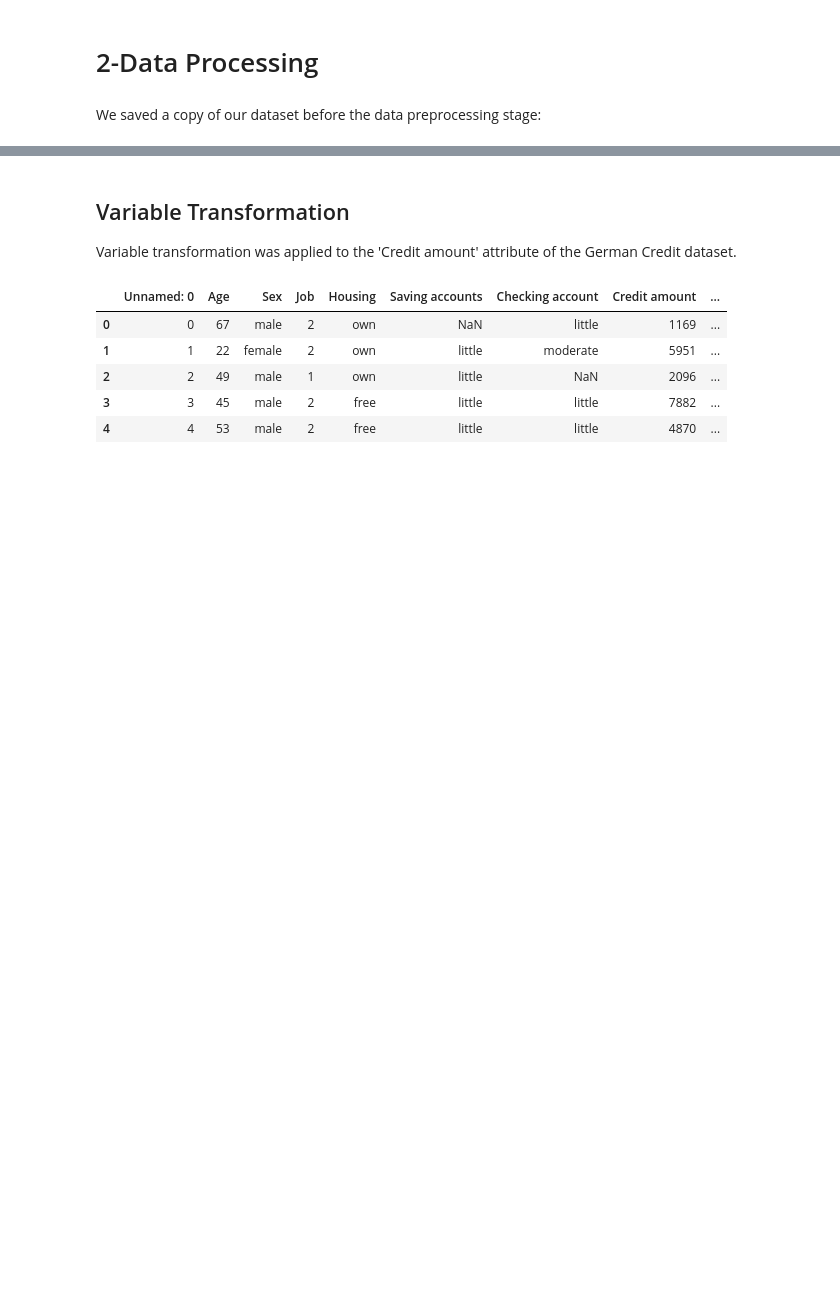
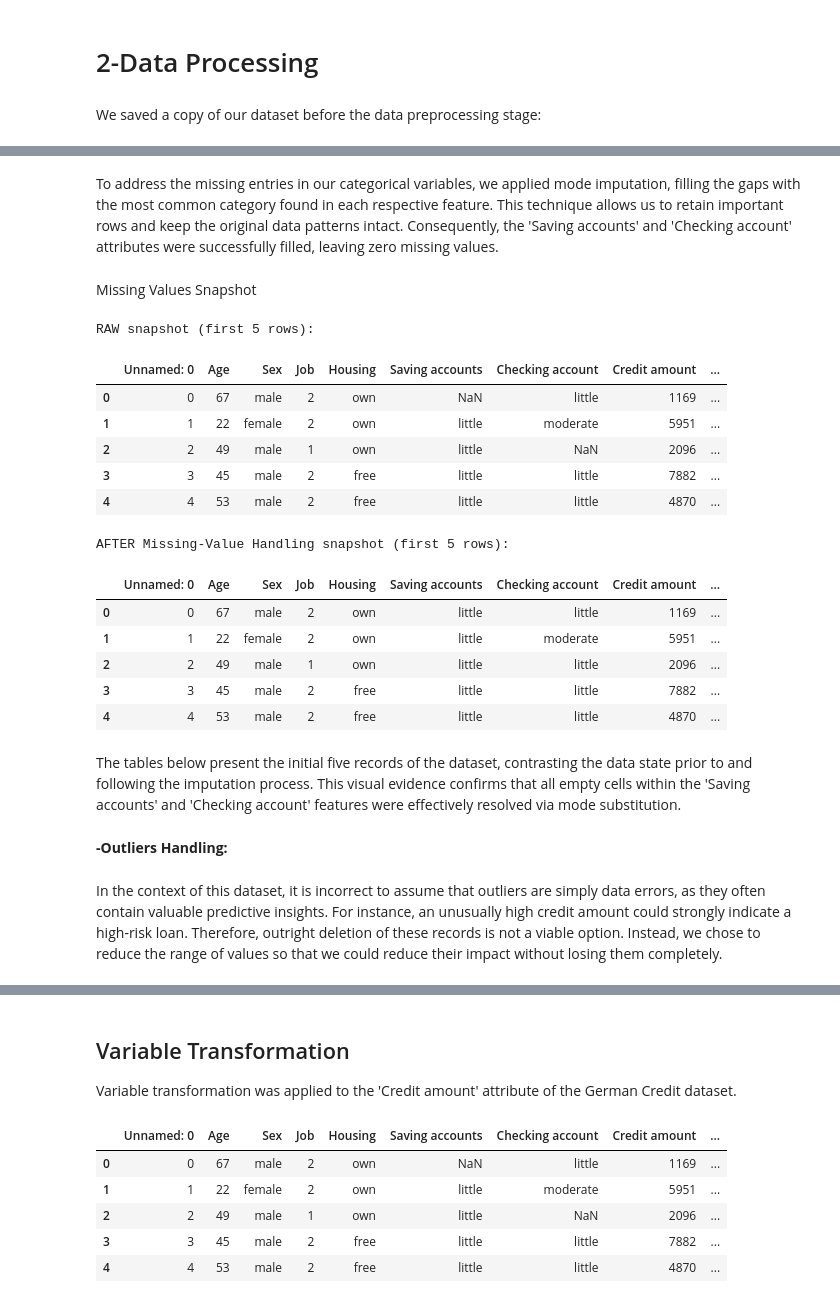
Before and after one commit to saraalmazroa/-IT326-DataMining-Project-, a Jupyter notebook: Phase2.ipynb, the cells around one changed output, grey strips where cells are left out. Drawn from its saved outputs; the diff is of its cells as text; code cells hidden in the pictures; blank space fills up the shorter version.

```diff
--- a/Phase2.ipynb
+++ b/Phase2.ipynb
@@ -113,0 +120,13 @@ df_rawdata.describe(include='all')
+# %%
+import numpy as np
+import pandas as pd
+from sklearn.impute import SimpleImputer
+
+df = df.replace(['NA','na','NaN','NULL','None',''], np.nan)
+
+missing_count = df.isnull().sum()
+missing_pct = (missing_count / len(df) * 100).round(2)
+mv_report = pd.DataFrame({"missing_count": missing_count, "missing_%": missing_pct}).sort_values("missing_count", ascending=False)
+display(mv_report)
+
+raw_snapshot = df.head(5).copy()
@@ -113,0 +150,8 @@ df_rawdata.describe(include='all')
+# %%
+from sklearn.impute import SimpleImputer
+cat_missing_cols = ['Saving accounts', 'Checking account']
+freq_imputer = SimpleImputer(strategy='most_frequent')
+
+df[cat_missing_cols] = freq_imputer.fit_transform(df[cat_missing_cols])
+
+display(df[cat_missing_cols].isnull().sum())
@@ -113,0 +163,33 @@ df_rawdata.describe(include='all')
+# %% [markdown]
+To address the missing entries in our categorical variables, we applied mode imputation, filling the gaps with the most common category found in each respective feature. This technique allows us to retain important rows and keep the original data patterns intact. Consequently, the 'Saving accounts' and 'Checking account' attributes were successfully filled, leaving zero missing values.
+# %% [markdown]
+Missing Values Snapshot
+# %%
+after_impute_snapshot = df.head(5).copy()
+
+print("RAW snapshot (first 5 rows):")
+display(raw_snapshot)
+
+print("AFTER Missing-Value Handling snapshot (first 5 rows):")
+display(after_impute_snapshot)
+# %% [output]
+RAW snapshot (first 5 rows):
+|  | Unnamed: 0 | Age | Sex | Job | Housing | Saving accounts | Checking account | Credit amount | ... |
+| 0 | 0 | 67 | male | 2 | own | NaN | little | 1169 | ... |
+| 1 | 1 | 22 | female | 2 | own | little | moderate | 5951 | ... |
+| 2 | 2 | 49 | male | 1 | own | little | NaN | 2096 | ... |
+| 3 | 3 | 45 | male | 2 | free | little | little | 7882 | ... |
+| 4 | 4 | 53 | male | 2 | free | little | little | 4870 | ... |
+AFTER Missing-Value Handling snapshot (first 5 rows):
+|  | Unnamed: 0 | Age | Sex | Job | Housing | Saving accounts | Checking account | Credit amount | ... |
+| 0 | 0 | 67 | male | 2 | own | little | little | 1169 | ... |
+| 1 | 1 | 22 | female | 2 | own | little | moderate | 5951 | ... |
+| 2 | 2 | 49 | male | 1 | own | little | little | 2096 | ... |
+| 3 | 3 | 45 | male | 2 | free | little | little | 7882 | ... |
+| 4 | 4 | 53 | male | 2 | free | little | little | 4870 | ... |
+# %% [markdown]
+The tables below present the initial five records of the dataset, contrasting the data state prior to and following the imputation process. This visual evidence confirms that all empty cells within the 'Saving accounts' and 'Checking account' features were effectively resolved via mode substitution.
+# %% [markdown]
+**-Outliers Handling:**
+# %% [markdown]
+In the context of this dataset, it is incorrect to assume that outliers are simply data errors, as they often contain valuable predictive insights. For instance, an unusually high credit amount could strongly indicate a high-risk loan. Therefore, outright deletion of these records is not a viable option. Instead, we chose to reduce the range of values so that we could reduce their impact without losing them completely.
```
Also changed, not shown: parts of 12 cells of this notebook.
